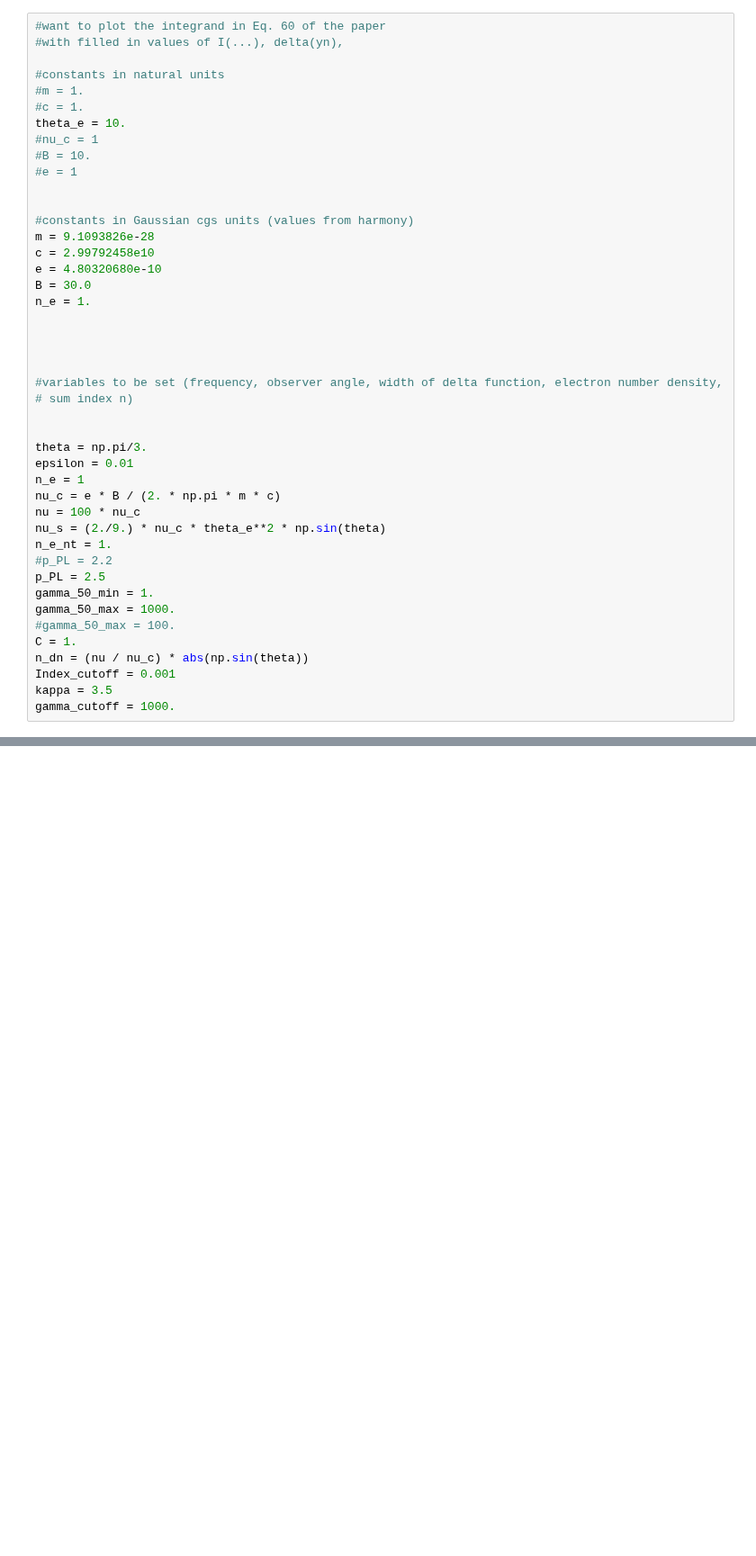
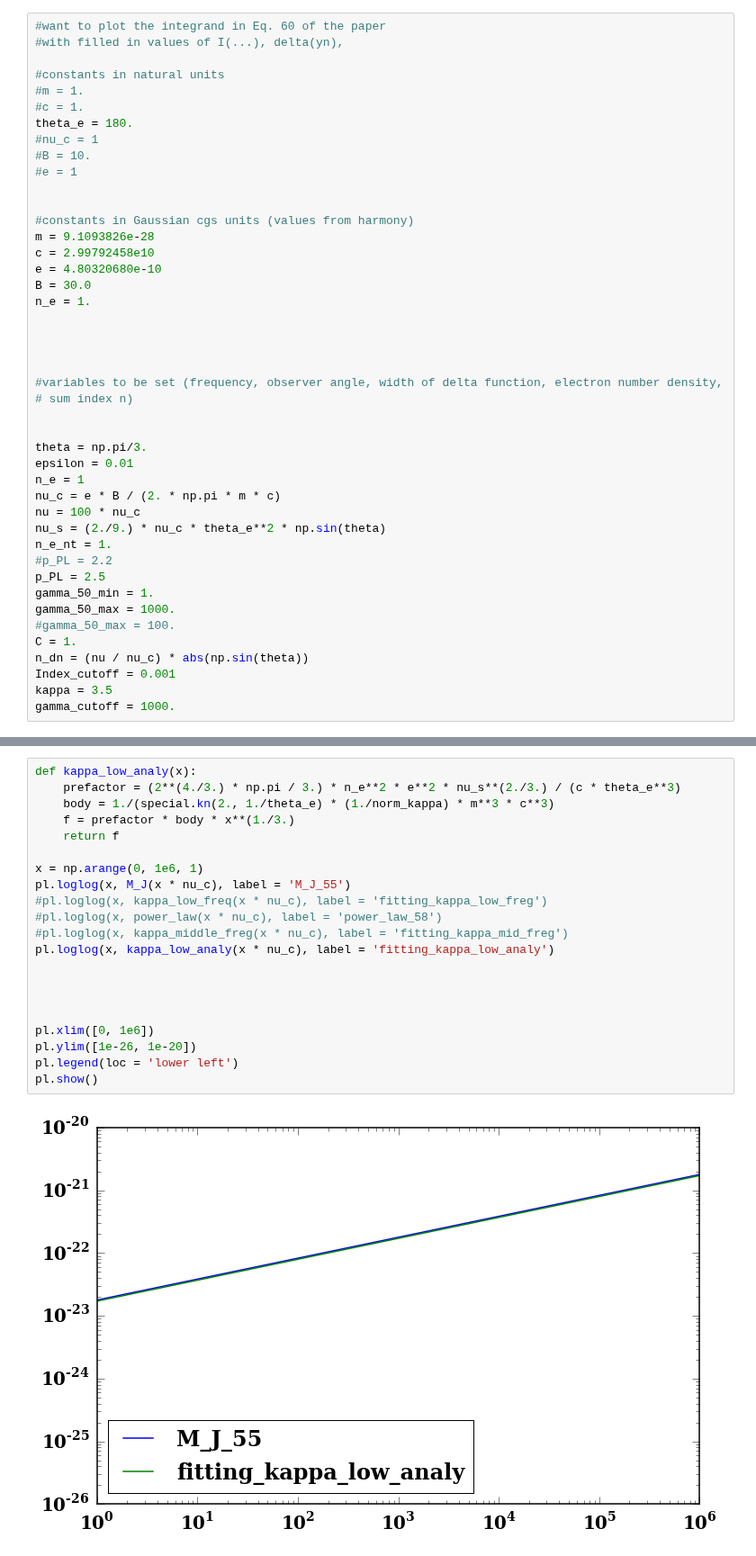
Before and after one commit to ZhaoweiZ/kappa_summer, a Jupyter notebook: finding_fitting_formula_to_kappa.ipynb, the cells around one changed output, grey strips where cells are left out. Shown at 90% size. Drawn from its saved outputs; the diff is of its cells as text; blank space fills up the shorter version.

Commit message:
fnding fitting formula

```diff
--- a/finding_fitting_formula_to_kappa.ipynb
+++ b/finding_fitting_formula_to_kappa.ipynb
@@ -40,7 +40,7 @@ pl.rcParams['ytick.direction']  = 'in'
 #constants in natural units
 #m = 1.
 #c = 1.
-theta_e = 10.
+theta_e = 180.
 #nu_c = 1
 #B = 10.
 #e = 1
@@ -215,0 +257,23 @@ np.exp(1)
+# %%
+def kappa_low_analy(x):
+    prefactor = (2**(4./3.) * np.pi / 3.) * n_e**2 * e**2 * nu_s**(2./3.) / (c * theta_e**3)
+    body = 1./(special.kn(2., 1./theta_e) * (1./norm_kappa) * m**3 * c**3)
+    f = prefactor * body * x**(1./3.)
+    return f
+
+x = np.arange(0, 1e6, 1)
+pl.loglog(x, M_J(x * nu_c), label = 'M_J_55')
+#pl.loglog(x, kappa_low_freq(x * nu_c), label = 'fitting_kappa_low_freg')
+#pl.loglog(x, power_law(x * nu_c), label = 'power_law_58')
+#pl.loglog(x, kappa_middle_freg(x * nu_c), label = 'fitting_kappa_mid_freg')
+pl.loglog(x, kappa_low_analy(x * nu_c), label = 'fitting_kappa_low_analy')
+
+
+
+
+pl.xlim([0, 1e6])
+pl.ylim([1e-26, 1e-20])
+pl.legend(loc = 'lower left')
+pl.show()
+# %% [output]
+[figure, added]
```
Also changed, not shown: parts of 8 cells of this notebook.
